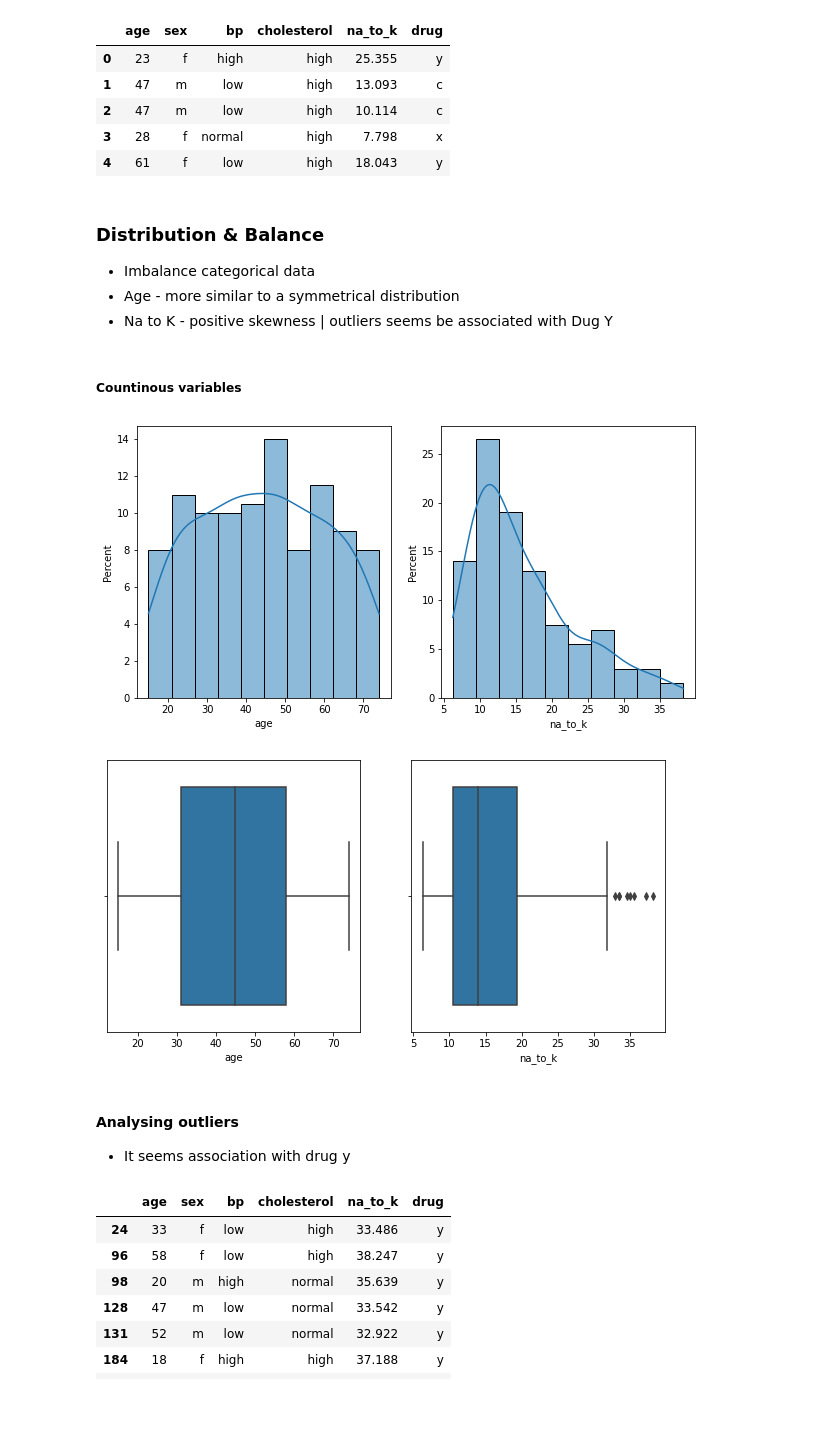
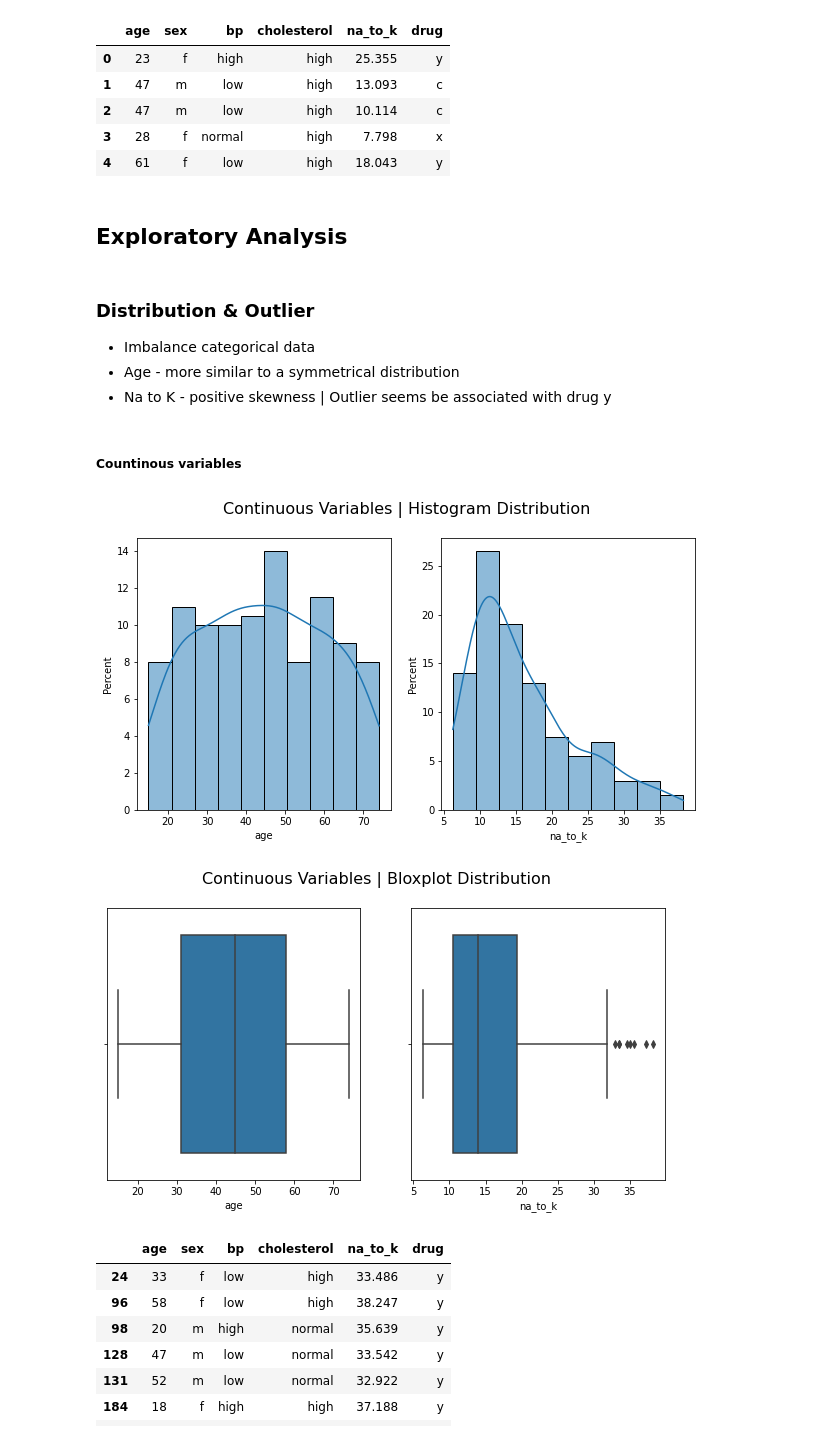
Before and after one commit to leticiaplang/drug_classification, a Jupyter notebook: drug_classification.ipynb, the cells around one changed output. Drawn from its saved outputs; the diff is of its cells as text; code cells hidden in the pictures; blank space fills up the shorter version.

```diff
--- a/drug_classification.ipynb
+++ b/drug_classification.ipynb
@@ -2,0 +68,4 @@
+# %%
+# Create the dataframe
+## Put your path here
+df = pd.read_csv('drive/MyDrive/datasets/drug200.csv', sep = ',')
@@ -59,3 +97,0 @@ Mounted at /content/drive
-# %%
-# Creating the dataframe
-df = pd.read_csv('drive/MyDrive/a/drug200.csv', sep = ',')
@@ -158,12 +174,14 @@ df.head()
 | 2 | 47 | m | low | high | 10.114 | c |
 | 3 | 28 | f | normal | high | 7.798 | x |
 | 4 | 61 | f | low | high | 18.043 | y |
+# %% [markdown]
+## Exploratory Analysis
 # %% [markdown]
-### Distribution & Balance
+### Distribution & Outlier
 
 * Imbalance categorical data
 * Age - more similar to a symmetrical distribution
-* Na to K - positive skewness | outliers seems be associated with Dug Y
+* Na to K - positive skewness | Outlier seems be associated with drug y
 # %%
 continuous_var = ['age', 'na_to_k']
 categorical_var = ['sex', 'bp', 'cholesterol', 'drug']
@@ -172,19 +190,20 @@ categorical_var = ['sex', 'bp', 'cholesterol', 'drug']
 # %%
 # General distribution | histogram for which variable
 n_rows=1
 n_cols=2
 
 ## Creating subplots
 fig, axes = plt.subplots(nrows=n_rows, ncols=n_cols)
 fig.set_size_inches(10, 5)
+fig.suptitle('Continuous Variables | Histogram Distribution', fontsize=16)
 
 ## Creating histograms
 for i, column in enumerate(continuous_var):
   sns.histplot(df[column], ax=axes[i%n_cols], bins=10,  stat="percent", kde=True)
 
 plt.show()
 # %% [output]
-[figure, old version]
+[figure, new version]
 # %%
 # General distribution | boxplot for which variable
 n_rows=1
@@ -194,6 +213,7 @@ n_cols=2
 warnings.filterwarnings("ignore")
 fig, axes = plt.subplots(nrows=n_rows, ncols=n_cols)
 fig.set_size_inches(10, 5)
+fig.suptitle('Continuous Variables | Bloxplot Distribution', fontsize=16)
 
 ## Creating boxplot
 for i, column in enumerate(continuous_var):
@@ -201,8 +221,5 @@ for i, column in enumerate(continuous_var):
 
 plt.show()
 # %% [output]
-[figure, old version]
+[figure, new version]
-# %% [markdown]
-#### Analysing outliers
-* It seems association with drug y
 # %%
```
Also changed, not shown: parts of 42 cells of this notebook.
